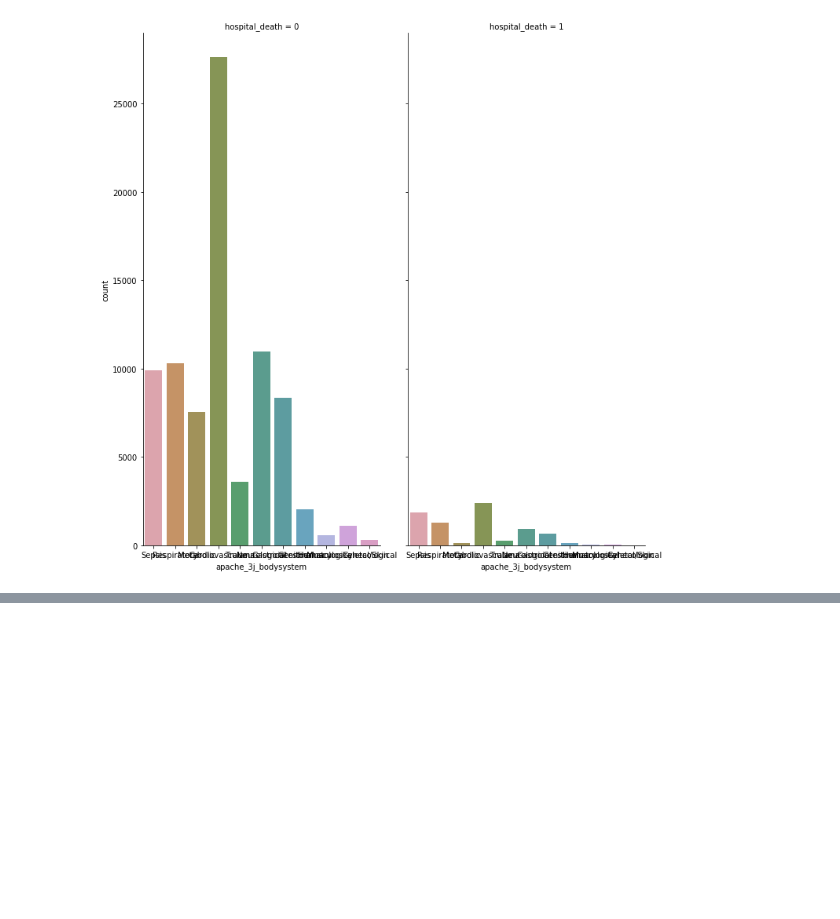
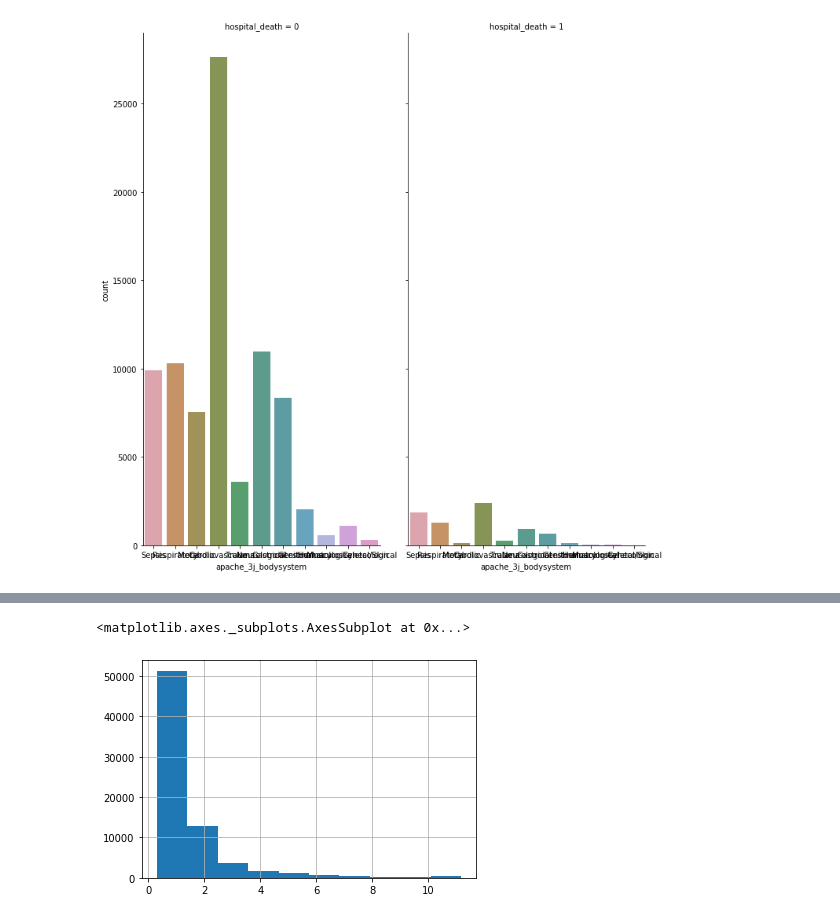
Before and after one commit to vivianah/wids-predict-patient-survival, a Jupyter notebook: notebooks/200206-vh-initial-eda.ipynb, the cells around one changed output, grey strips where cells are left out. Saved outputs shown, nothing was run; the diff lists cells and outputs as text; code cells hidden in the pictures; blank space fills up the shorter version.

```diff
--- a/notebooks/200206-vh-initial-eda.ipynb
+++ b/notebooks/200206-vh-initial-eda.ipynb
@@ -241,0 +420,5 @@ pt_df_ap.corr()['hospital_death'].
+# %%
+pt_df['creatinine_apache'].hist()
+# %% [output]
+<matplotlib.axes._subplots.AxesSubplot at 0x...>
+[figure, added]
```
Also changed, not shown: parts of 68 cells of this notebook, 1 other file.
